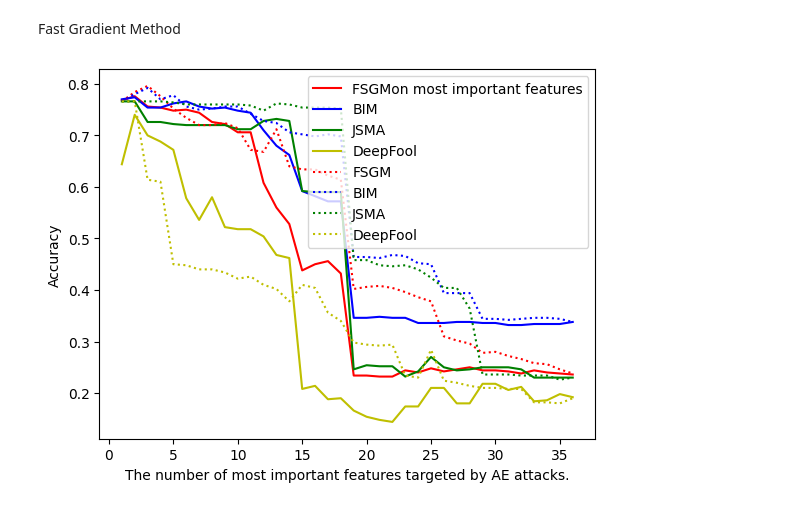
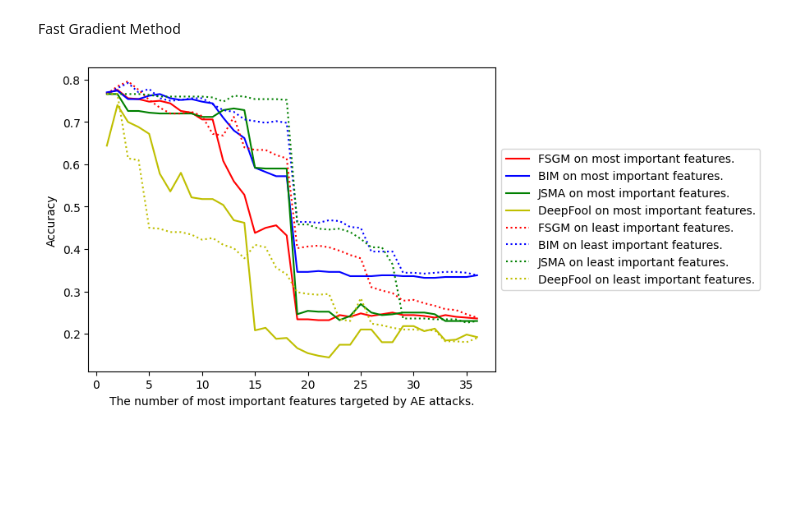
Before and after one commit to zauzooz/DNN_SHAP_AE, a Jupyter notebook: NSL-KDD.ipynb, the cells around one changed output. Cells and saved outputs as stored; diff of their text form; code cells hidden in the pictures; blank space fills up the shorter version.

```diff
--- a/NSL-KDD.ipynb
+++ b/NSL-KDD.ipynb
@@ -331,27 +331,27 @@ acc_on_deepfool = adversarial_n_best_worst_features(
 # %%
 import matplotlib.pyplot as plt
 
 x_axis = [i for i in range(1, 37)]
 
 colors = ['red', 'blue', 'green', 'yellow']
 labels = ['FSGM', 'BIM', 'JSMA', 'DeepFool']
 
 
 
 plt.plot(x_axis, acc_on_fsgm[0], 'r', label=labels[0]+" on most important features.")
 plt.plot(x_axis, acc_on_bim[0], 'b', label=labels[1]+" on most important features.")
 plt.plot(x_axis, acc_on_jsma[0], 'g', label=labels[2]+" on most important features.")
 plt.plot(x_axis, acc_on_deepfool[0], 'y', label=labels[3]+" on most important features.")
 
 plt.plot(x_axis, acc_on_fsgm[1], 'r', linestyle='dotted', label=labels[0]+" on least important features.")
 plt.plot(x_axis, acc_on_bim[1], 'b', linestyle='dotted', label=labels[1]+" on least important features.")
 plt.plot(x_axis, acc_on_jsma[1], 'g', linestyle='dotted', label=labels[2]+" on least important features.")
 plt.plot(x_axis, acc_on_deepfool[1], 'y', linestyle='dotted', label=labels[3]+" on least important features.")
 
-plt.legend()
+plt.legend(loc='center left',bbox_to_anchor=(1,0.5))
 plt.ylabel("Accuracy")
 plt.xlabel("The number of most important features targeted by AE attacks.")
 
 plt.show()
 # %% [output]
-[figure, old version]
+[figure, new version]
```
